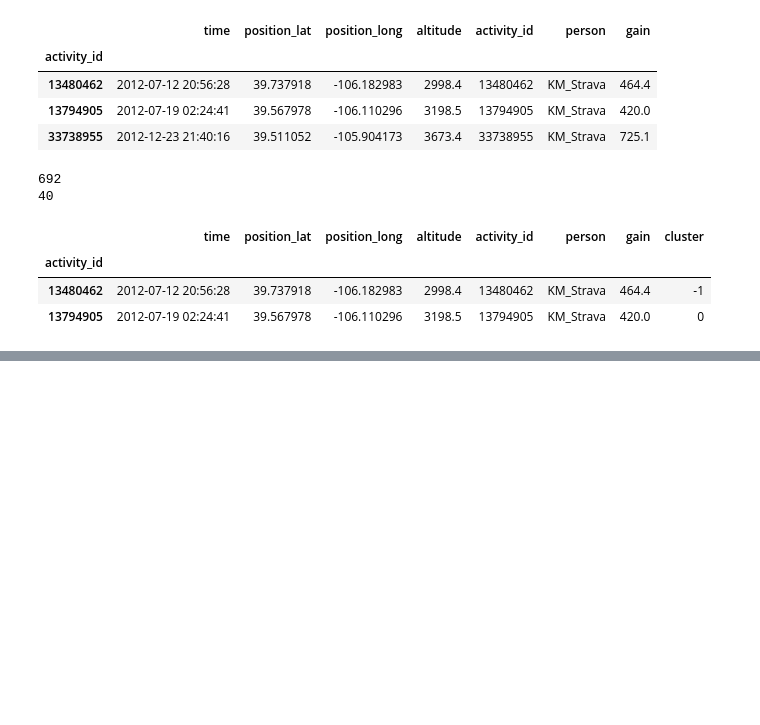
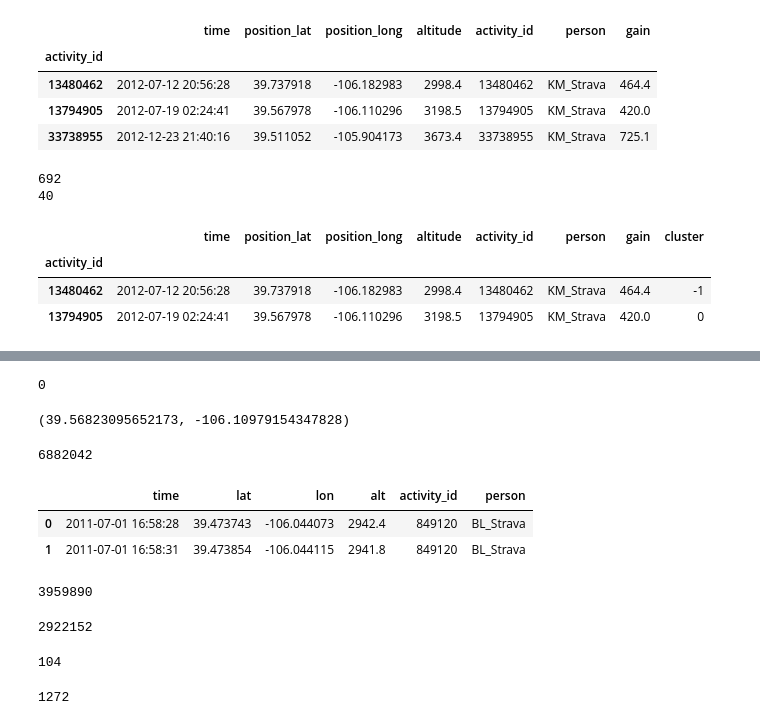
Before and after one commit to HilarySHayes/Capstone2, a Jupyter notebook: notebooks/Peak_Clustering.ipynb, the cells around one changed output, grey strips where cells are left out. Drawn from its saved outputs; the diff is of its cells as text; code cells hidden in the pictures; blank space fills up the shorter version.

```diff
--- a/notebooks/Peak_Clustering.ipynb
+++ b/notebooks/Peak_Clustering.ipynb
@@ -371,0 +274,39 @@ plot_multiple_clusters(person_df, peaks, central_lat, central_long, colormap, cl
+# %%
+print(cluster_series.idxmax())
+peak_positions = peaks.groupby('cluster')[['position_lat', 'position_long']].mean()
+pk_lat, pk_long = peak_positions.loc[cluster_series.idxmax()]
+pk_lat, pk_long
+# %% [output]
+0
+(39.56823095652173, -106.10979154347828)
+# %%
+person='BL_Strava'
+df = pd.read_parquet(f'../data/{person}/df.parquet')
+print(df.shape[0])
+df.head(2)
+# %% [output]
+6882042
+|  | time | lat | lon | alt | activity_id | person |
+| 0 | 2011-07-01 16:58:28 | 39.473743 | -106.044073 | 2942.4 | 849120 | BL_Strava |
+| 1 | 2011-07-01 16:58:31 | 39.473854 | -106.044115 | 2941.8 | 849120 | BL_Strava |
+# %%
+no_alt = df[df['alt'].isnull()]
+print(no_alt.shape[0])
+no_alt_activities = set(no_alt['activity_id'].unique())
+# %% [output]
+3959890
+# %%
+with_alt = df.dropna(subset=['alt'])
+print(with_alt.shape[0])
+# %% [output]
+2922152
+# %%
+no_alt_activities = set(no_alt['activity_id'].unique())
+with_alt_activities = set(with_alt['activity_id'].unique())
+len(no_alt_activities.intersection(with_alt_activities))
+# %% [output]
+104
+# %%
+len(no_alt_activities - with_alt_activities)
+# %% [output]
+1272
```
Also changed, not shown: parts of 18 cells of this notebook, 5 other files.
